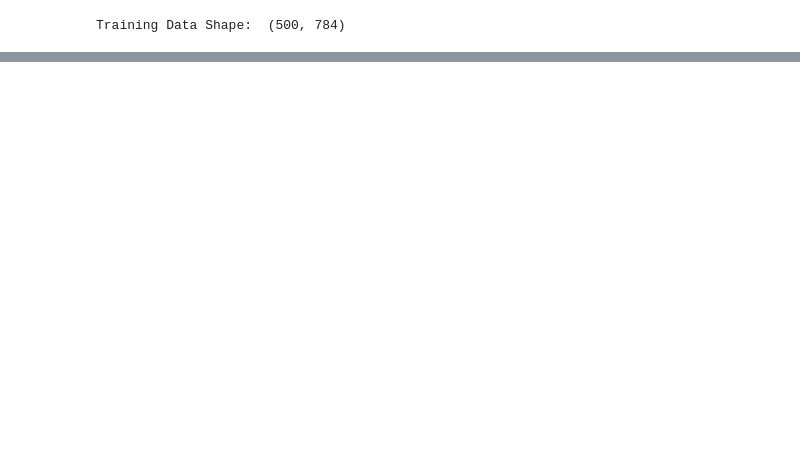
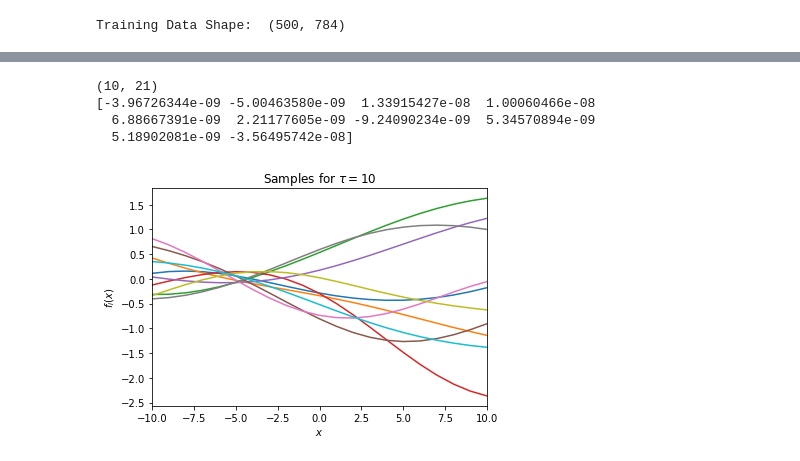
Before and after one commit to EthanJamesLew/PSU_STAT672, a Jupyter notebook: hw/02/code/mnist_kpca.ipynb, the cells around one changed output, grey strips where cells are left out. Saved outputs shown, nothing was run; the diff lists cells and outputs as text; code cells hidden in the pictures; blank space fills up the shorter version.

```diff
--- a/hw/02/code/mnist_kpca.ipynb
+++ b/hw/02/code/mnist_kpca.ipynb
@@ -57,0 +69,41 @@ plt.show()
+# %%
+m = 10 # +/- range of X
+tau = 10 # tau Gaussian kernel parameter
+N = 10 # number of samples to draw
+
+n = 2*m + 1
+X = np.arange(-m, m+1)
+K = kernel_mat(lambda x,y: k_gaussian(x, y, tau), X)
+fmean = K[:m+1, :].sum(axis=0)/11
+Ksub = K[:m+1, :m+1]
+Kc = np.zeros((n,n))
+for i in range(0, n):
+    for j in range(0, n):
+            Kc[i, j] = K[i, j] - fmean[i] - fmean[j] + 1/(m+1)**2 * np.sum(Ksub)
+
+#Kmean = np.tile(fmean, (11, 1))
+#print(Kmean.shape)
+#D = np.ones((n,n))  / (n)
+#D[:m+2, :m+2] = 1/(m+1)
+#I = np.eye(n)
+#Kc = (I - D) @ K @ (I - D)
+#Kc = K - Kmean
+X, f0 = sample_functions(X, N, Kc)
+print(f0.shape)
+# check that the samples are centered
+print(f0[:, :(m+1)].sum(axis=1)/(m+1))
+#assert(np.any(np.finfo(np.float32).eps > np.abs(f0[:, :m+1].sum(axis=1)/(n+1))))
+
+# plot results
+figg, axg = plt.subplots()
+plot_samples(axg, X, f0, r"Samples for $\tau = 10$")
+axg.set_xlabel(r"$x$")
+
+plt.savefig("../img/problem1.eps")
+plt.show()
+# %% [output]
+(10, 21)
+[-3.96726344e-09 -5.00463580e-09  1.33915427e-08  1.00060466e-08
+  6.88667391e-09  2.21177605e-09 -9.24090234e-09  5.34570894e-09
+  5.18902081e-09 -3.56495742e-08]
+[figure, added]
```
Also changed, not shown: parts of 5 cells of this notebook, 4 other files.
